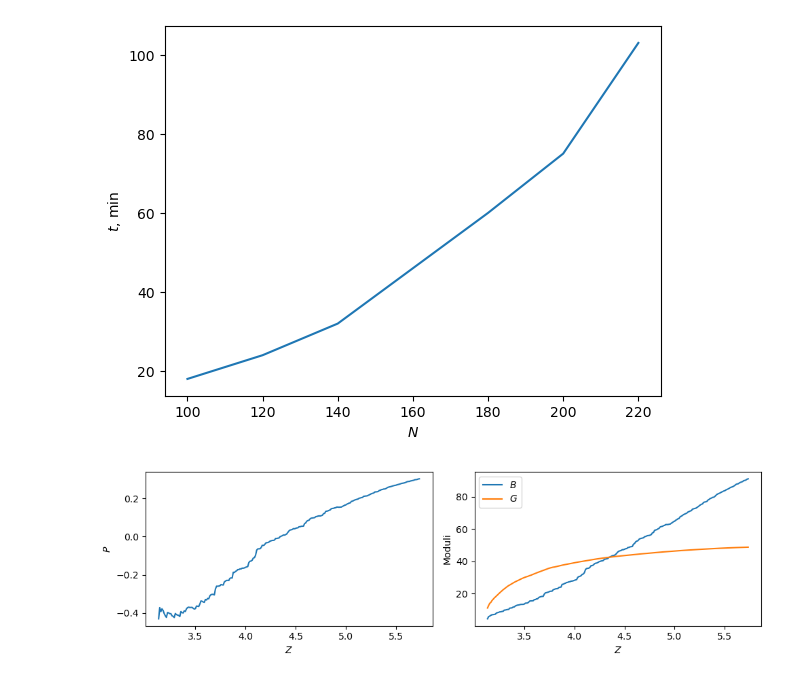
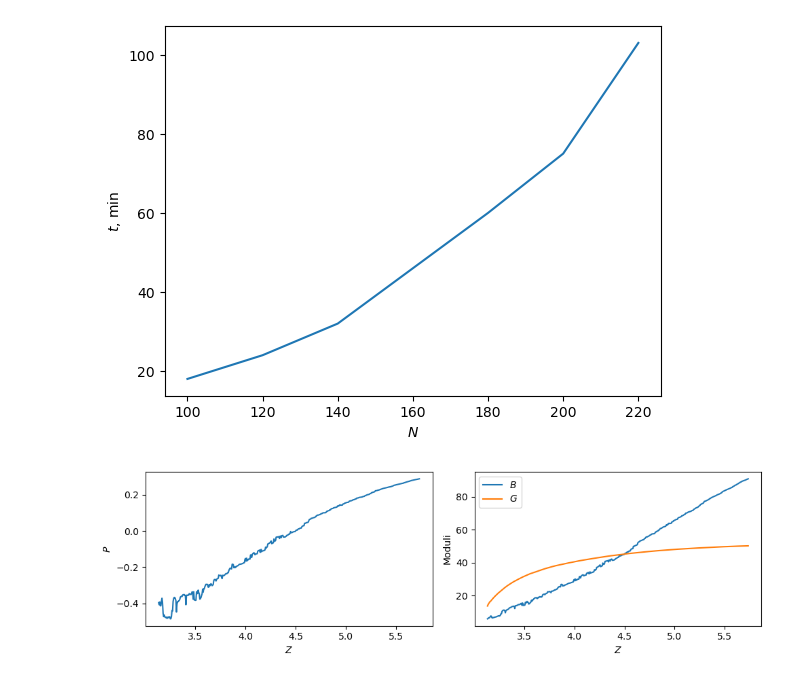
Before and after one commit to Shteingolts/auxetic_optimizer, a Jupyter notebook: test.ipynb, the cells around one changed output. Drawn from its saved outputs; the diff is of its cells as text; code cells hidden in the pictures.

```diff
--- a/test.ipynb
+++ b/test.ipynb
@@ -51,9 +51,9 @@ plt.show()
 [figure]
 # %%
 # orig_history = plot_opt_history("/home/sergey/work/auxetic_optimizer/successful_cases/", log_file="small_auxetic_0.01.pkl")
-new_history = plot_opt_history("/home/sergey/work/auxetic_optimizer/180/2")
+new_history = plot_opt_history("/home/sergey/work/auxetic_optimizer/auxetic_data/360/1")
 # %% [output]
-[figure, old version]
+[figure, new version]
 # %%
 init_networks: list[network.Network] = []
 opt_networks: list[network.Network] = []
```
Also changed, not shown: parts of 5 cells of this notebook, 2 other files.
